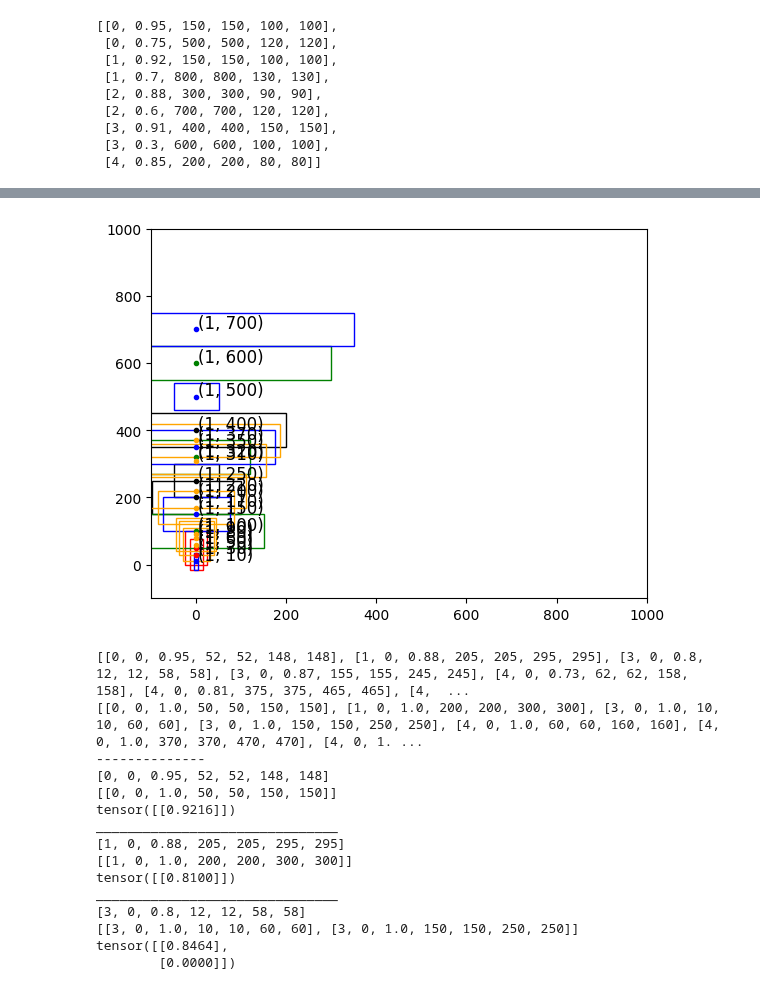
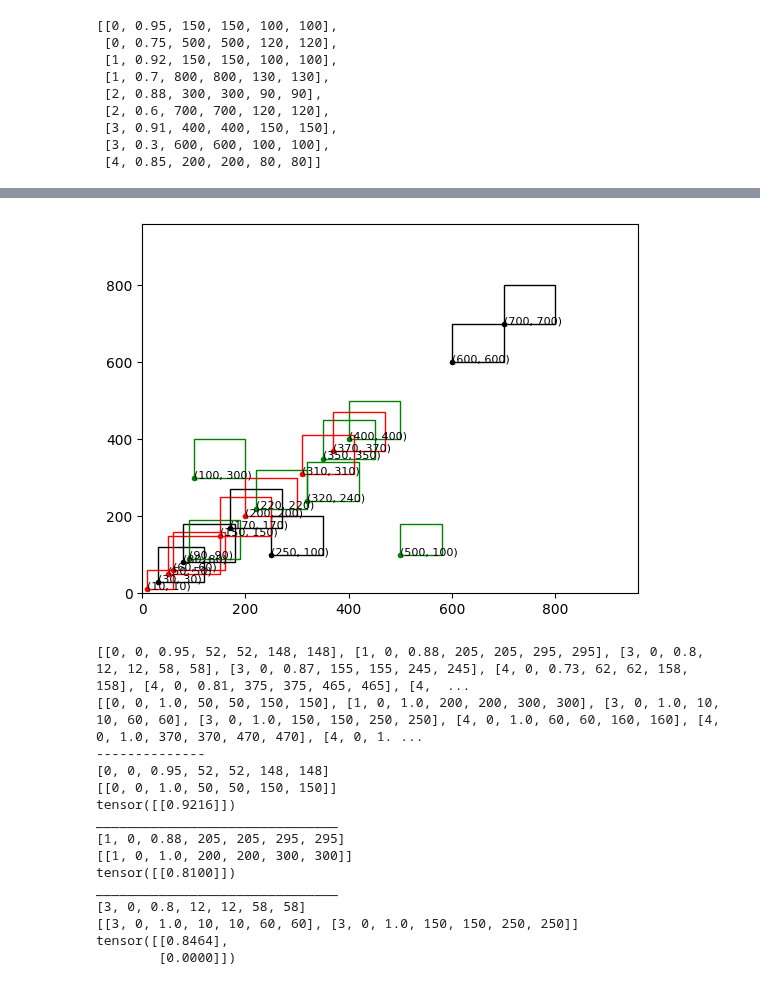
Before and after one commit to kmsmeng/ML_Projects, a Jupyter notebook: Obj_Detection_YOLO/IOU.ipynb, the cells around one changed output, grey strips where cells are left out. Cells and saved outputs as stored; diff of their text form; code cells hidden in the pictures.

```diff
--- a/Obj_Detection_YOLO/IOU.ipynb
+++ b/Obj_Detection_YOLO/IOU.ipynb
@@ -411,11 +347,14 @@ pred_boxes = [
     [4, 1, 0.83, 172, 172, 268, 268],
     [4, 0, 0.86, 312, 312, 408, 408],
 ]
-# %%
-display_box(boxes=gt_boxes, box_format='corners')
-# display_box(boxes=pred_boxes, box_format='corners')
-# %% [output]
-[figure, removed]
+# %%
+gt_boxes_mod = torch.tensor(gt_boxes)
+
+# display boxes accepts in the format [class_label, iou_prob, x1, y1, x2. y2]
+display_box(boxes=gt_boxes_mod[..., 1:], box_format='corners')
+# display_box(boxes=pred_boxes, box_format='corners')
+# %% [output]
+[figure, added]
 # %%
 
 def mean_average_precision(boxes_preds, boxes_labels, iou_threshold=0.5, box_format='corners', num_classes=20):
```
Also changed, not shown: parts of 3 cells of this notebook.
